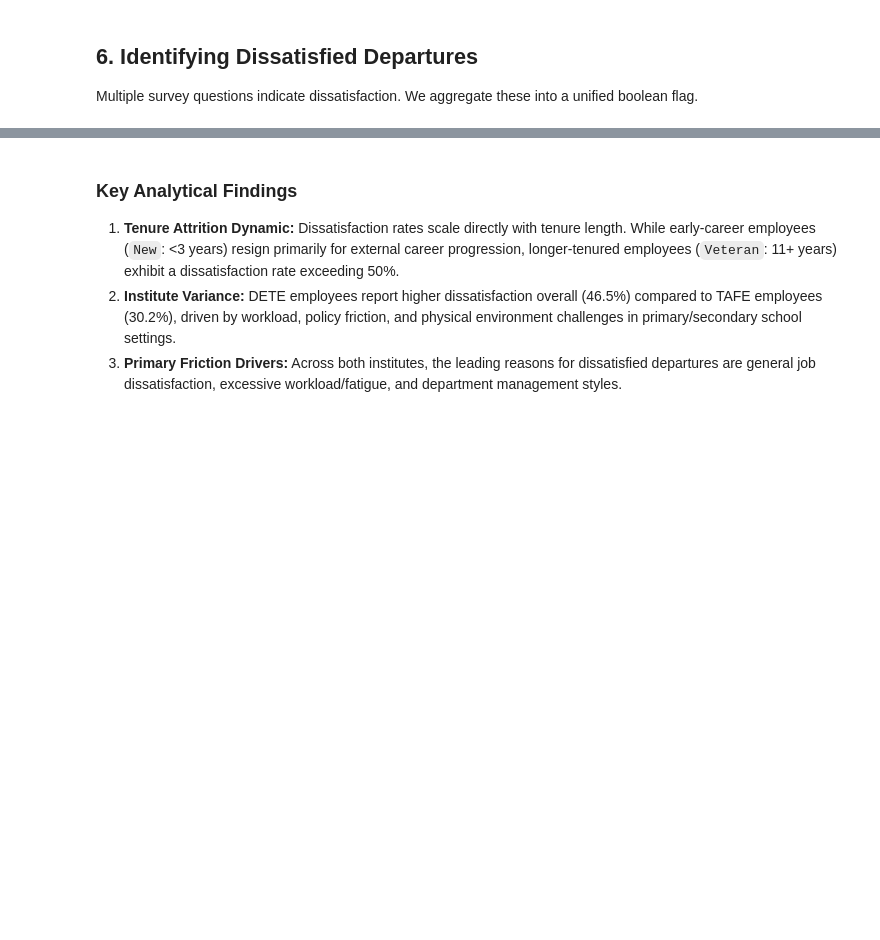
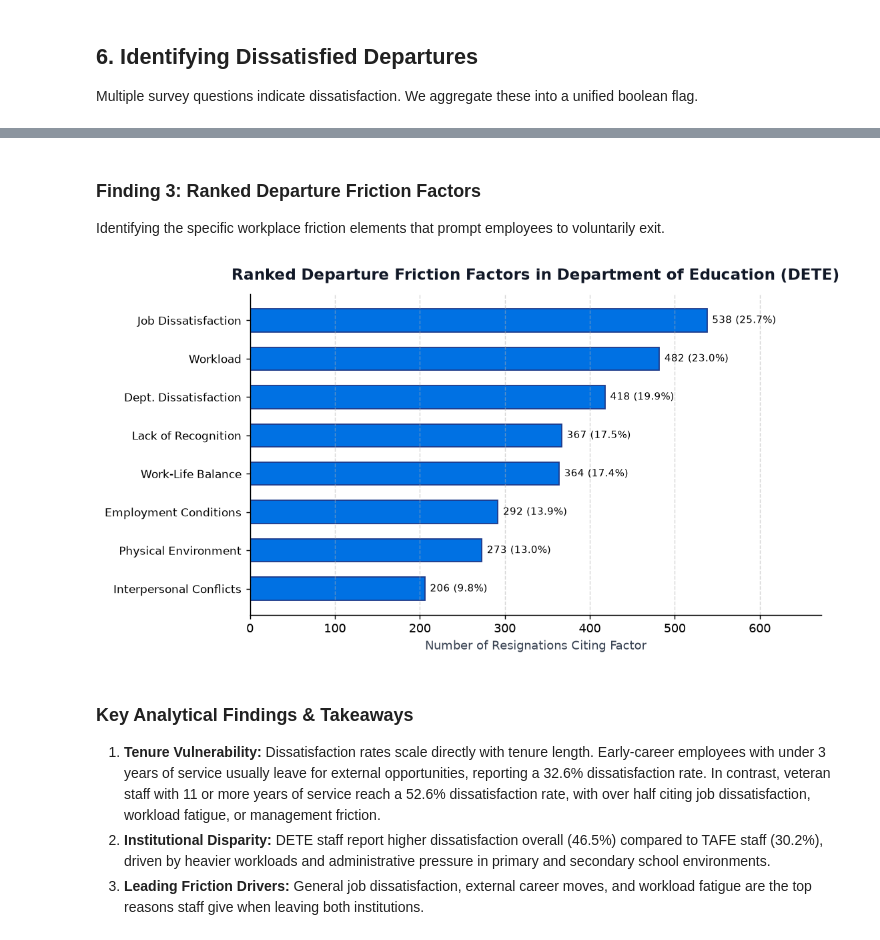
Before and after one commit to haydermuhib/03_employee_exit_surveys, a Jupyter notebook: notebooks/01_exit_survey_cleaning_and_eda.ipynb, the cells around one changed output, grey strips where cells are left out. Cells and saved outputs as stored; diff of their text form; code cells hidden in the pictures; blank space fills up the shorter version.

```diff
--- a/notebooks/01_exit_survey_cleaning_and_eda.ipynb
+++ b/notebooks/01_exit_survey_cleaning_and_eda.ipynb
@@ -200,5 +259,33 @@ plt.show()
+# %% [markdown]
+### Finding 3: Ranked Departure Friction Factors
+Identifying the specific workplace friction elements that prompt employees to voluntarily exit.
+# %%
+# Ranked friction factors in DETE
+s_factors = pd.Series(factor_counts).sort_values(ascending=True)
+
+fig, ax = plt.subplots(figsize=(8.5, 4.8))
+y_ind = np.arange(len(s_factors))
+ax.barh(y_ind, s_factors.values, color='#0071E3', height=0.6, edgecolor='#1E3A8A')
+
+for i, (val, name) in enumerate(zip(s_factors.values, s_factors.index)):
+    pct = (val / len(dete_resignations)) * 100
+    ax.text(val + 2, i, f" {val} ({pct:.1f}%)", va='center', ha='left', fontsize=8.5, fontweight='500')
+
+ax.set_yticks(y_ind)
+ax.set_yticklabels(s_factors.index, fontsize=9.5)
+ax.set_xlabel("Number of Resignations Citing Factor", fontsize=10, color='#374151')
+ax.set_title("Ranked Departure Friction Factors in Department of Education (DETE)", fontsize=12.5, pad=12, fontweight='bold', color='#111827')
+ax.spines['top'].set_visible(False)
+ax.spines['right'].set_visible(False)
+ax.grid(axis='x', linestyle='--', alpha=0.5)
+ax.set_xlim(0, max(s_factors.values) * 1.25)
+
+plt.tight_layout()
+plt.show()
+# %% [output]
+[figure, added]
 # %% [markdown]
-### Key Analytical Findings
-1. **Tenure Attrition Dynamic:** Dissatisfaction rates scale directly with tenure length. While early-career employees (`New`: <3 years) resign primarily for external career progression, longer-tenured employees (`Veteran`: 11+ years) exhibit a dissatisfaction rate exceeding 50%.
-2. **Institute Variance:** DETE employees report higher dissatisfaction overall (46.5%) compared to TAFE employees (30.2%), driven by workload, policy friction, and physical environment challenges in primary/secondary school settings.
-3. **Primary Friction Drivers:** Across both institutes, the leading reasons for dissatisfied departures are general job dissatisfaction, excessive workload/fatigue, and department management styles.
+### Key Analytical Findings & Takeaways
+1. **Tenure Vulnerability:** Dissatisfaction rates scale directly with tenure length. Early-career employees with under 3 years of service usually leave for external opportunities, reporting a 32.6% dissatisfaction rate. In contrast, veteran staff with 11 or more years of service reach a 52.6% dissatisfaction rate, with over half citing job dissatisfaction, workload fatigue, or management friction.
+2. **Institutional Disparity:** DETE staff report higher dissatisfaction overall (46.5%) compared to TAFE staff (30.2%), driven by heavier workloads and administrative pressure in primary and secondary school environments.
+3. **Leading Friction Drivers:** General job dissatisfaction, external career moves, and workload fatigue are the top reasons staff give when leaving both institutions.
```
Also changed, not shown: parts of 13 cells of this notebook, 14 other files.
